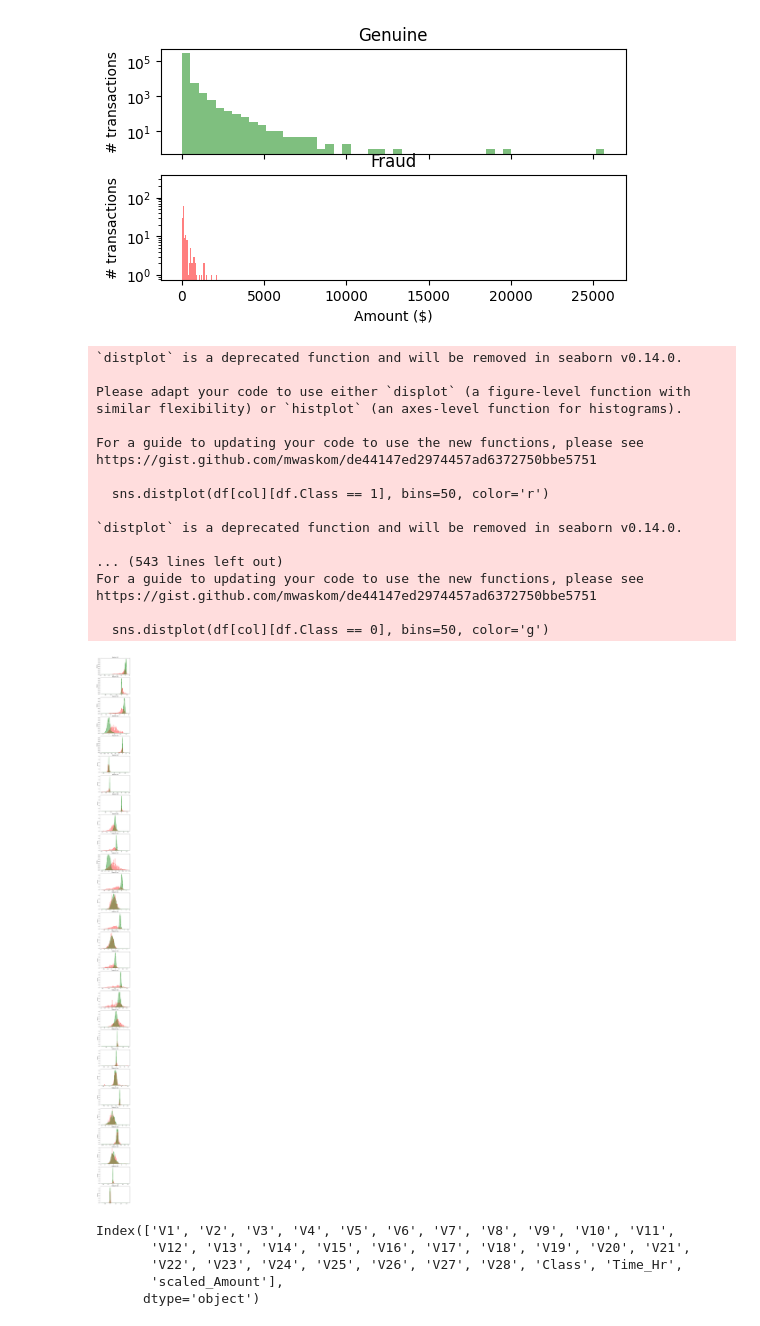
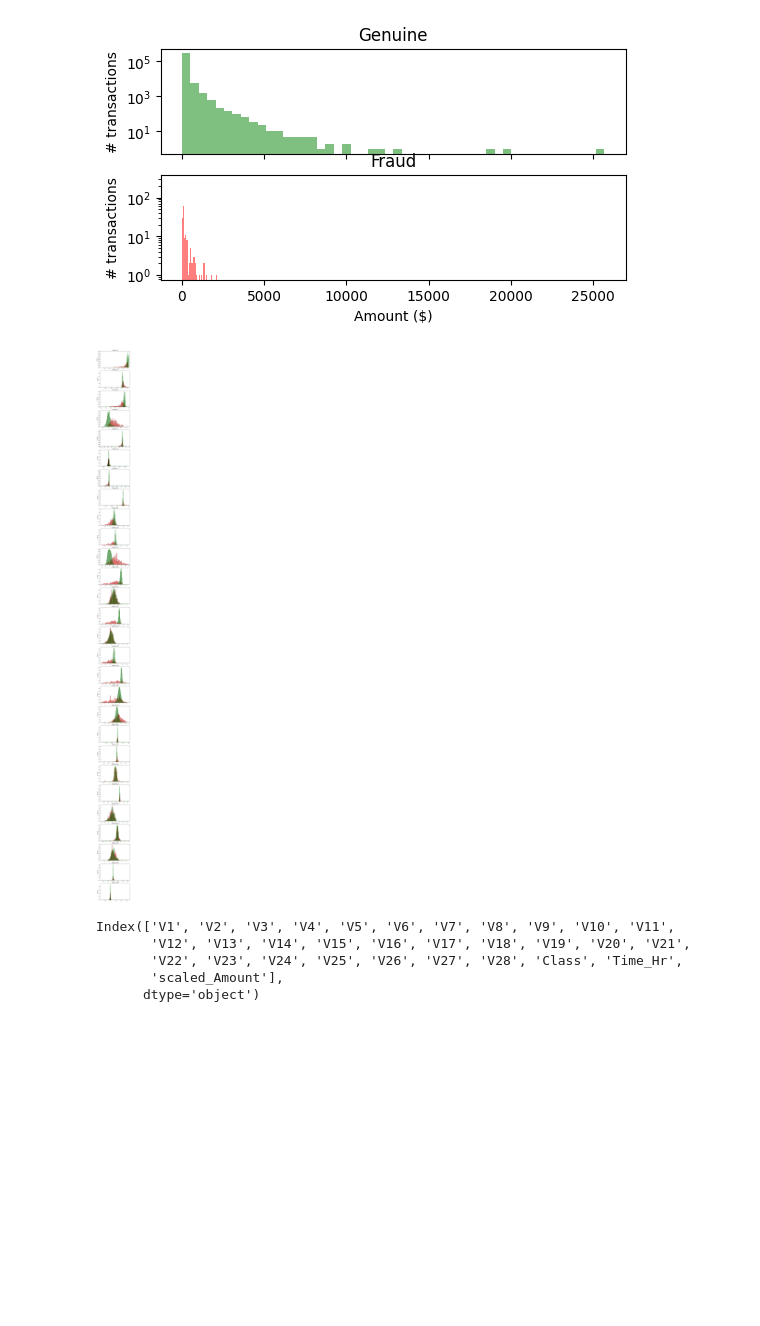
Before and after one commit to kimwonjae123/MLDM_Project, a Jupyter notebook: Naive_Bayes.ipynb, the cells around one changed output. Cells and saved outputs as stored; diff of their text form; code cells hidden in the pictures; blank space fills up the shorter version.

```diff
--- a/Naive_Bayes.ipynb
+++ b/Naive_Bayes.ipynb
@@ -64,37 +67,20 @@ df = df.drop(['Amount'],axis=1)
 # %%
 import seaborn as sns
 import matplotlib.gridspec as gridspec
 gs = gridspec.GridSpec(28, 1)
 plt.figure(figsize=(6,28*4))
 for i, col in enumerate(df[df.iloc[:,0:28].columns]):
     ax5 = plt.subplot(gs[i])
-    sns.distplot(df[col][df.Class == 1], bins=50, color='r')
-    sns.distplot(df[col][df.Class == 0], bins=50, color='g')
+    sns.histplot(df[col][df.Class == 1], bins=50, color='r', stat='density', kde=True)
+    sns.histplot(df[col][df.Class == 0], bins=50, color='g', stat='density', kde=True)
     ax5.set_xlabel('')
     ax5.set_title('feature: ' + str(col))
 plt.show()
 #Features among V1 to V28 that show similar distributions for both genuine and fraudulent transactions
 #will be removed to reduce the risk of overfitting and potentially improve model performance.
-#'V28', 'V27', 'V26', 'V25', 'V24', 'V23', 'V22', 'V20', 'V15', 'V13', 'V8' are considered to have similar distributions between the classes.
+# 'V6','V8','V13','V15','V20','V22','V23','V24','V25','V26','V27','V28' are considered to have similar distributions between the classes.
 # %% [output]
-`distplot` is a deprecated function and will be removed in seaborn v0.14.0.
-
-Please adapt your code to use either `displot` (a figure-level function with
-similar flexibility) or `histplot` (an axes-level function for histograms).
-
-For a guide to updating your code to use the new functions, please see
-https://gist.github.com/mwaskom/de44147ed2974457ad6372750bbe5751
-
-  sns.distplot(df[col][df.Class == 1], bins=50, color='r')
-
-`distplot` is a deprecated function and will be removed in seaborn v0.14.0.
-
-... (543 lines left out)
-For a guide to updating your code to use the new functions, please see
-https://gist.github.com/mwaskom/de44147ed2974457ad6372750bbe5751
-
-  sns.distplot(df[col][df.Class == 0], bins=50, color='g')
-[figure, old version]
+[figure, new version]
 # %%
 def split_data(df, drop_list):
     df = df.drop(drop_list,axis=1)
```
Also changed, not shown: parts of 13 cells of this notebook.
